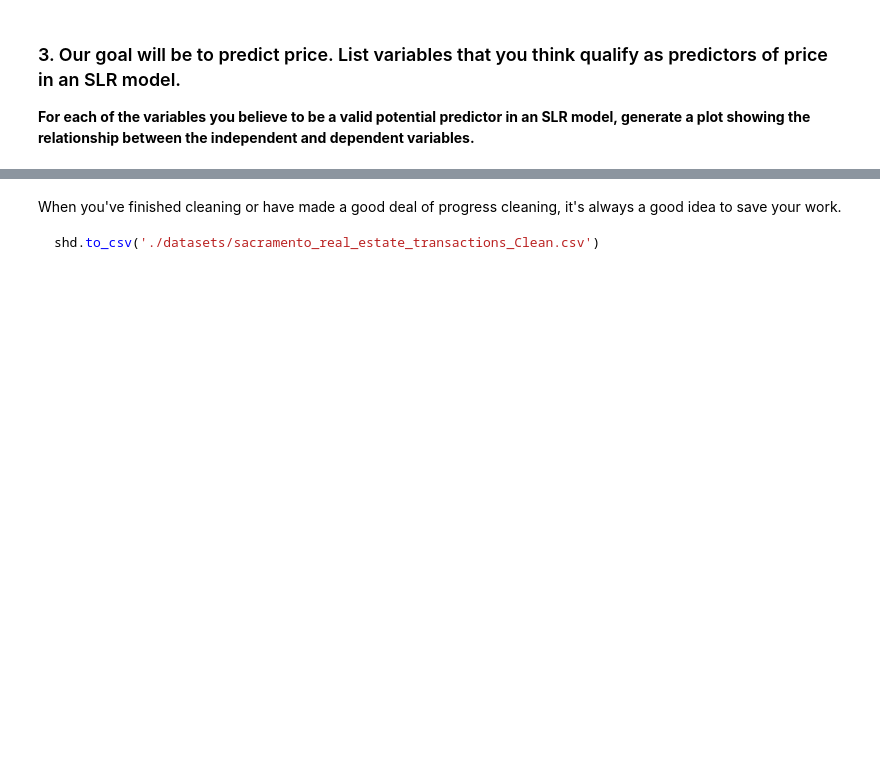
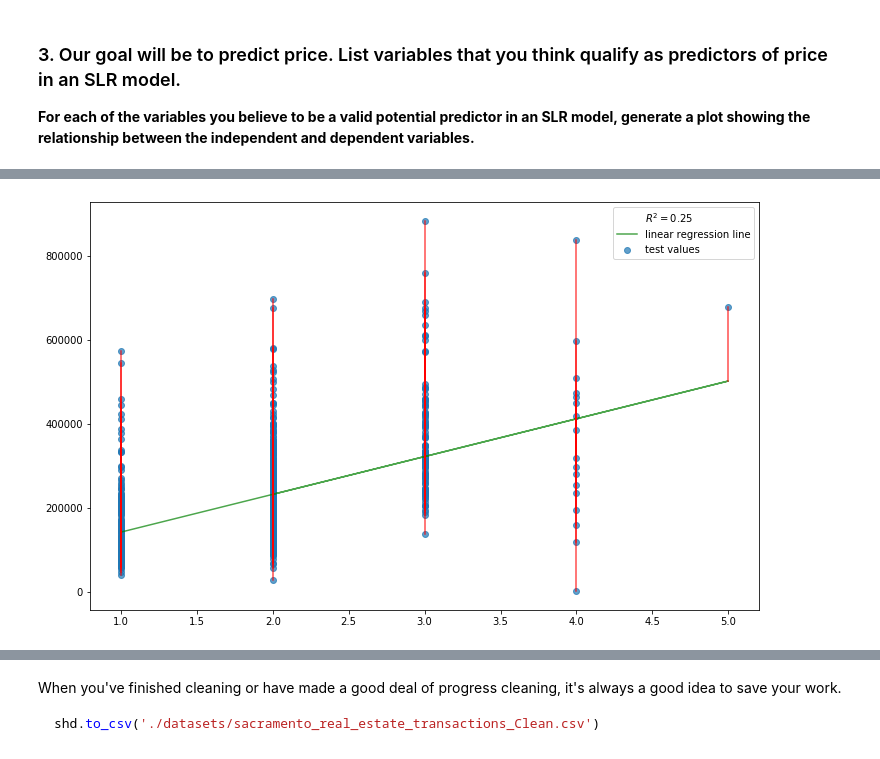
Before and after one commit to persocom01/GA-lessons, a Jupyter notebook: PROJECTS-AND-ASSIGNMENTS/3_01-lab-linear_regression-regression/linear-regression-sacramento.ipynb, the cells around one changed output, grey strips where cells are left out. Cells and saved outputs as stored; diff of their text form; code cells hidden in the pictures; blank space fills up the shorter version.

```diff
--- a/PROJECTS-AND-ASSIGNMENTS/3_01-lab-linear_regression-regression/linear-regression-sacramento.ipynb
+++ b/PROJECTS-AND-ASSIGNMENTS/3_01-lab-linear_regression-regression/linear-regression-sacramento.ipynb
@@ -257,0 +265,4 @@ array=[2 3 2 2 2 3 3 3 2 3 3 3 1 3 2 2 2 2 2 3 3 4 4 3 3 3 3 3 4 3 2 3 3 3 2 3 3
+# %%
+plot_linear(df_sac, 'baths', 'price')
+# %% [output]
+[figure, added]
```
Also changed, not shown: parts of 51 cells of this notebook, 4 other files.
